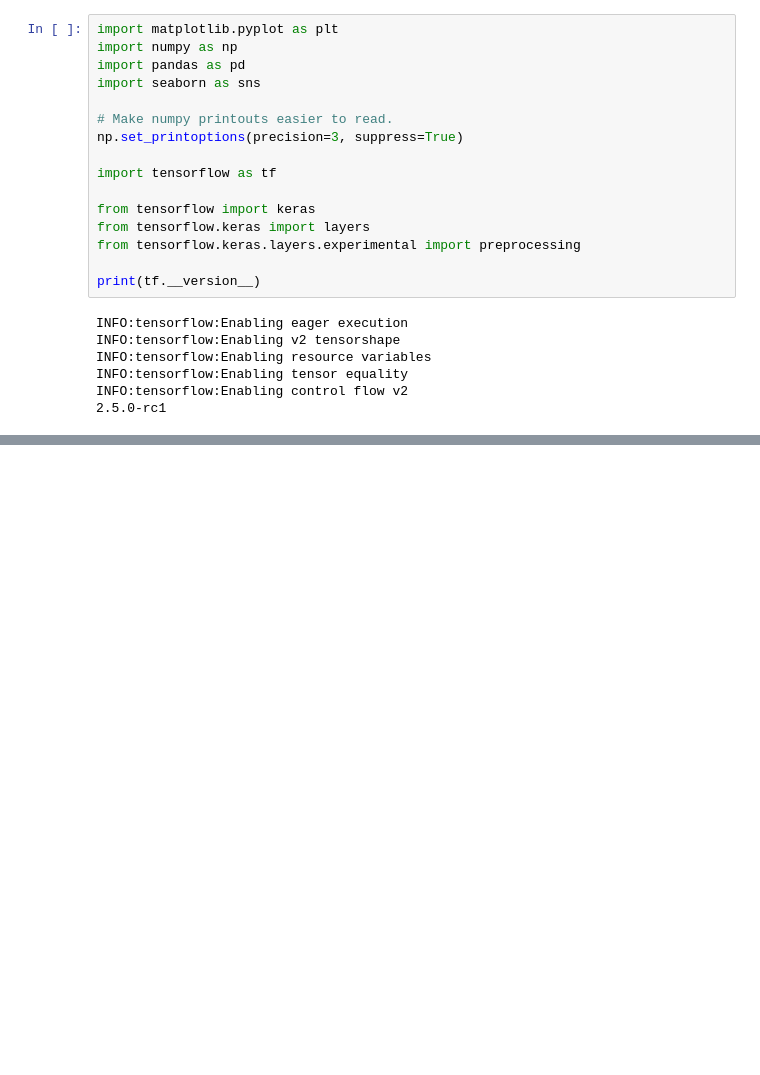
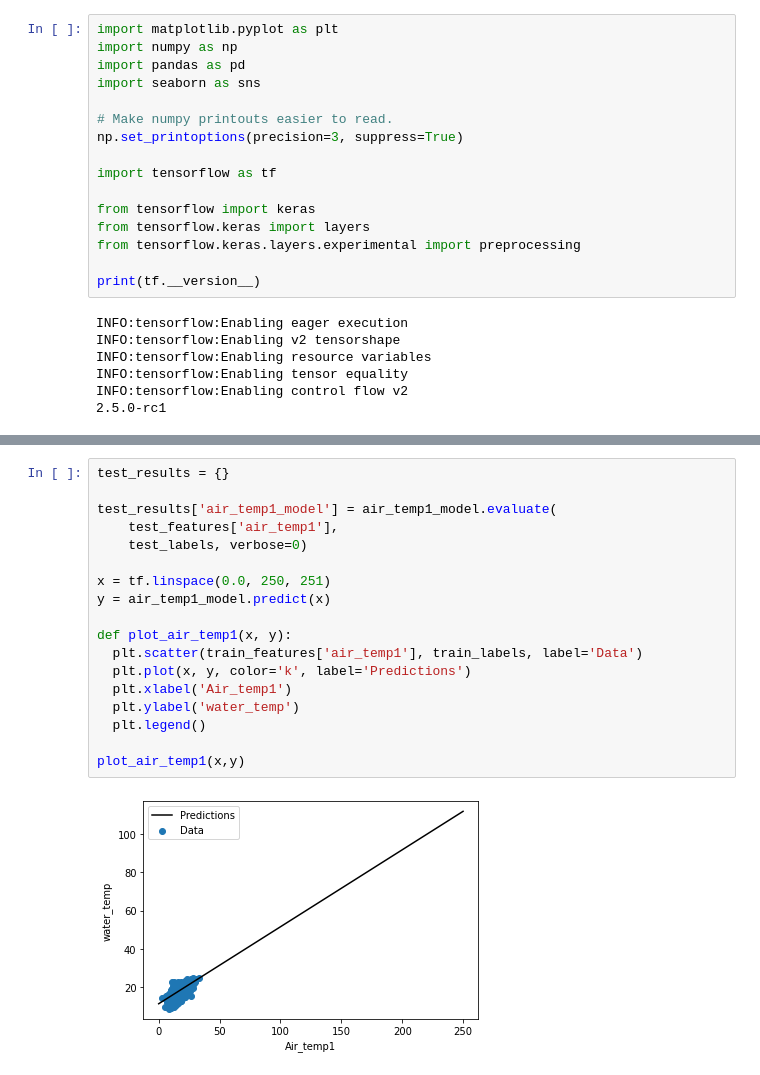
Before and after one commit to FlorianBeiser/MA8701, a Jupyter notebook: P3/P3.ipynb, the cells around one changed output, grey strips where cells are left out. Saved outputs shown, nothing was run; the diff lists cells and outputs as text; blank space fills up the shorter version.

```diff
--- a/P3/P3.ipynb
+++ b/P3/P3.ipynb
@@ -85,0 +193,20 @@ sns.pairplot(train_dataset[['water_temp', 'air_temp4']], diag_kind='kde')
+# %%
+test_results = {}
+
+test_results['air_temp1_model'] = air_temp1_model.evaluate(
+    test_features['air_temp1'],
+    test_labels, verbose=0)
+
+x = tf.linspace(0.0, 250, 251)
+y = air_temp1_model.predict(x)
+
+def plot_air_temp1(x, y):
+  plt.scatter(train_features['air_temp1'], train_labels, label='Data')
+  plt.plot(x, y, color='k', label='Predictions')
+  plt.xlabel('Air_temp1')
+  plt.ylabel('water_temp')
+  plt.legend()
+
+plot_air_temp1(x,y)
+# %% [output]
+[figure, added]
```
Also changed, not shown: parts of 9 cells of this notebook.
